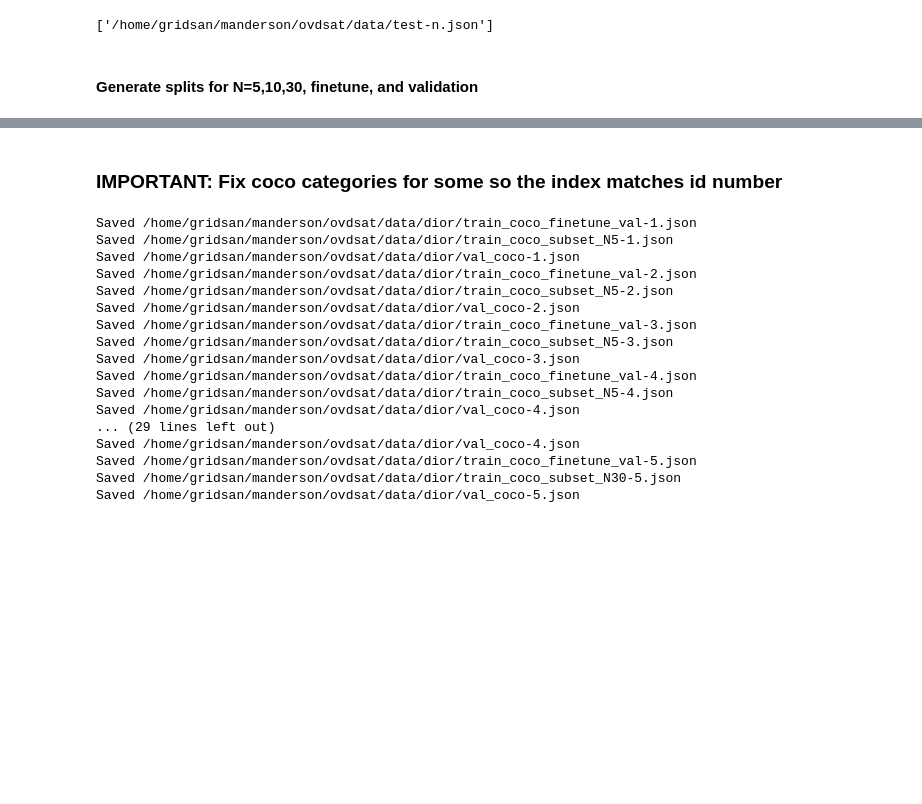
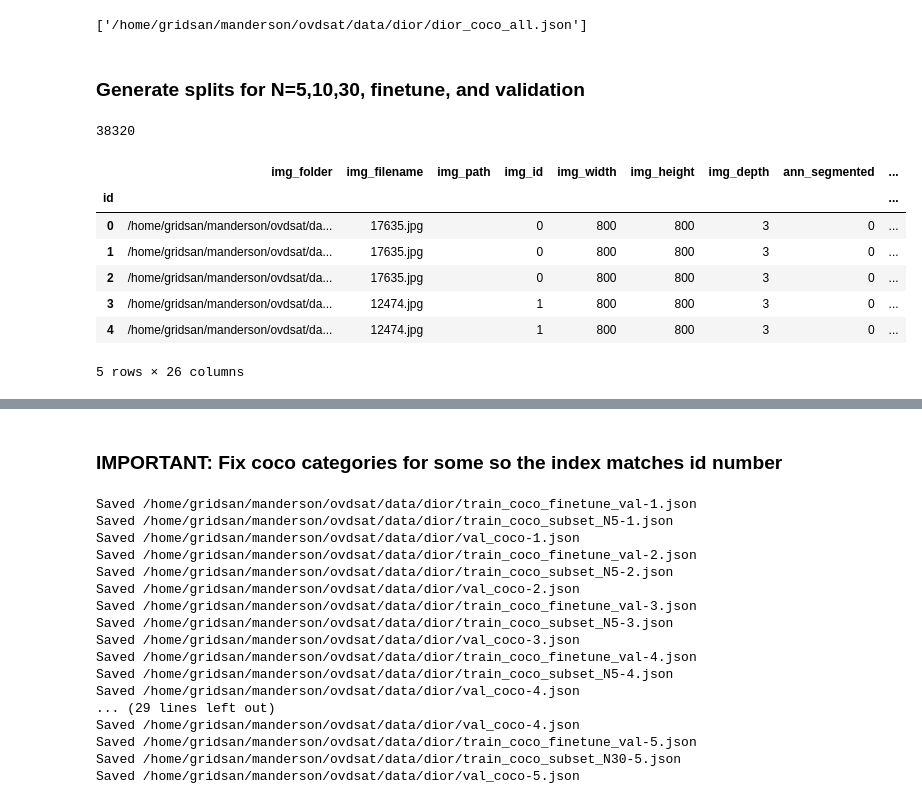
Before and after one commit to madelineloui/ovdsat, a Jupyter notebook: data/voc2coco.ipynb, the cells around one changed output, grey strips where cells are left out. Cells and saved outputs as stored; diff of their text form; code cells hidden in the pictures; blank space fills up the shorter version.

Commit message:
data processing

```diff
--- a/data/voc2coco.ipynb
+++ b/data/voc2coco.ipynb
@@ -161,9 +26,33 @@ random_samples_df.head(15)
-# %%
-random_data_n = dataset.Dataset(random_samples_df)
-exp = exporter.Export(random_data_n)
-exp.ExportToCoco(output_path=f'/home/gridsan/manderson/ovdsat/data/test-n.json', cat_id_index=0)
-# %% [output]
-['/home/gridsan/manderson/ovdsat/data/test-n.json']
+# %%
+exp = exporter.Export(mydataset)
+exp.ExportToCoco(output_path=f'{voc_path}/dior_coco_all.json', cat_id_index=0)
+# %% [output]
+['/home/gridsan/manderson/ovdsat/data/dior/dior_coco_all.json']
 # %% [markdown]
-#### Generate splits for N=5,10,30, finetune, and validation
+### Generate splits for N=5,10,30, finetune, and validation
+# %%
+# Load your COCO dataset
+coco_json = "/home/gridsan/manderson/ovdsat/data/dior/dior_coco_all.json"
+path_to_images = "/home/gridsan/manderson/ovdsat/data/dior/JPEGImages"   # folder with your images
+
+all_dataset = importer.ImportCoco(
+    path=coco_json,
+    path_to_images=path_to_images,
+    name="dior"
+)
+
+# Get the dataframe
+df = all_dataset.df
+print(len(df))
+df.head()
+# %% [output]
+38320
+|  | img_folder | img_filename | img_path | img_id | img_width | img_height | img_depth | ann_segmented | ... |
+| id |  |  |  |  |  |  |  |  | ... |
+| 0 | /home/gridsan/manderson/ovdsat/da... | 17635.jpg |  | 0 | 800 | 800 | 3 | 0 | ... |
+| 1 | /home/gridsan/manderson/ovdsat/da... | 17635.jpg |  | 0 | 800 | 800 | 3 | 0 | ... |
+| 2 | /home/gridsan/manderson/ovdsat/da... | 17635.jpg |  | 0 | 800 | 800 | 3 | 0 | ... |
+| 3 | /home/gridsan/manderson/ovdsat/da... | 12474.jpg |  | 1 | 800 | 800 | 3 | 0 | ... |
+| 4 | /home/gridsan/manderson/ovdsat/da... | 12474.jpg |  | 1 | 800 | 800 | 3 | 0 | ... |
+5 rows × 26 columns
 # %%
```
Also changed, not shown: parts of 23 cells of this notebook, 1 other file.
